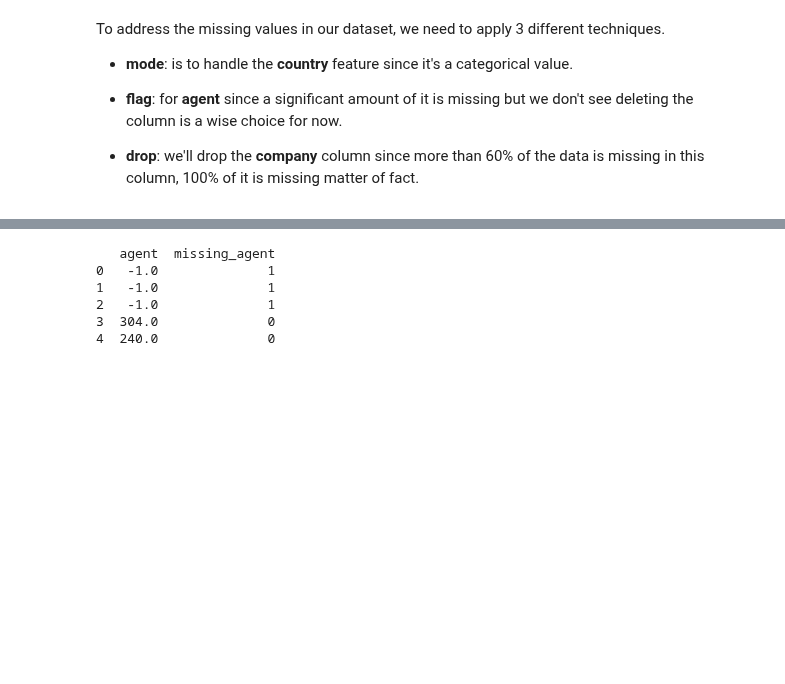
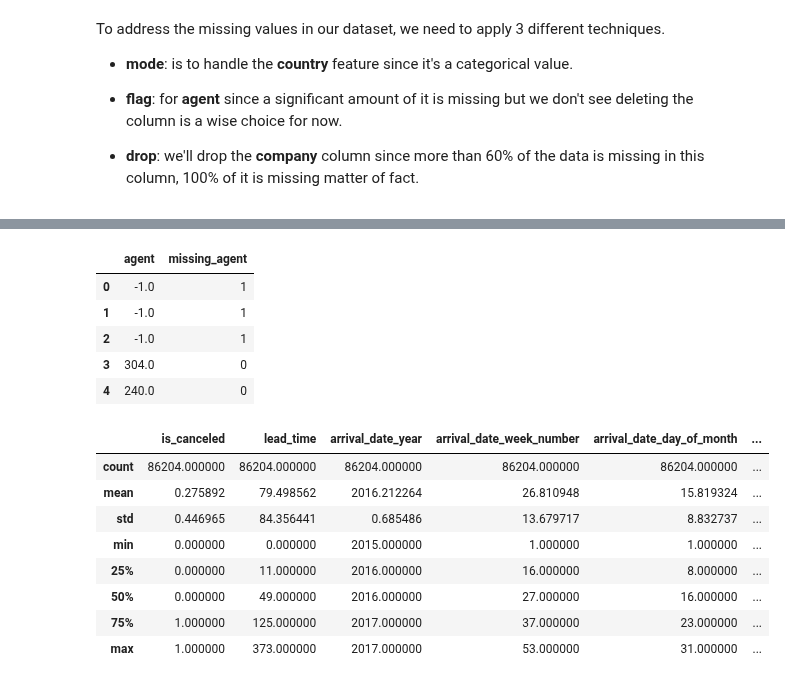
Before and after one commit to cmps460s24/mp-t9-amar-mohamed-osama-salman, a Jupyter notebook: project_new/project.ipynb, the cells around one changed output, grey strips where cells are left out. Drawn from its saved outputs; the diff is of its cells as text; code cells hidden in the pictures; blank space fills up the shorter version.

```diff
--- a/project_new/project.ipynb
+++ b/project_new/project.ipynb
@@ -667,10 +714,22 @@ df.drop('company', axis=1, inplace=True)
 # %%
 # show a summary of the dataset
-print(df[['agent', 'missing_agent']].head())
+df[['agent', 'missing_agent']].head()
 # %% [output]
-   agent  missing_agent
-0   -1.0              1
-1   -1.0              1
-2   -1.0              1
-3  304.0              0
-4  240.0              0
+|  | agent | missing_agent |
+| 0 | -1.0 | 1 |
+| 1 | -1.0 | 1 |
+| 2 | -1.0 | 1 |
+| 3 | 304.0 | 0 |
+| 4 | 240.0 | 0 |
+# %%
+df.describe()
+# %% [output]
+|  | is_canceled | lead_time | arrival_date_year | arrival_date_week_number | arrival_date_day_of_month | ... |
+| count | 86204.000000 | 86204.000000 | 86204.000000 | 86204.000000 | 86204.000000 | ... |
+| mean | 0.275892 | 79.498562 | 2016.212264 | 26.810948 | 15.819324 | ... |
+| std | 0.446965 | 84.356441 | 0.685486 | 13.679717 | 8.832737 | ... |
+| min | 0.000000 | 0.000000 | 2015.000000 | 1.000000 | 1.000000 | ... |
+| 25% | 0.000000 | 11.000000 | 2016.000000 | 16.000000 | 8.000000 | ... |
+| 50% | 0.000000 | 49.000000 | 2016.000000 | 27.000000 | 16.000000 | ... |
+| 75% | 1.000000 | 125.000000 | 2017.000000 | 37.000000 | 23.000000 | ... |
+| max | 1.000000 | 373.000000 | 2017.000000 | 53.000000 | 31.000000 | ... |
```
Also changed, not shown: parts of 14 cells of this notebook.
